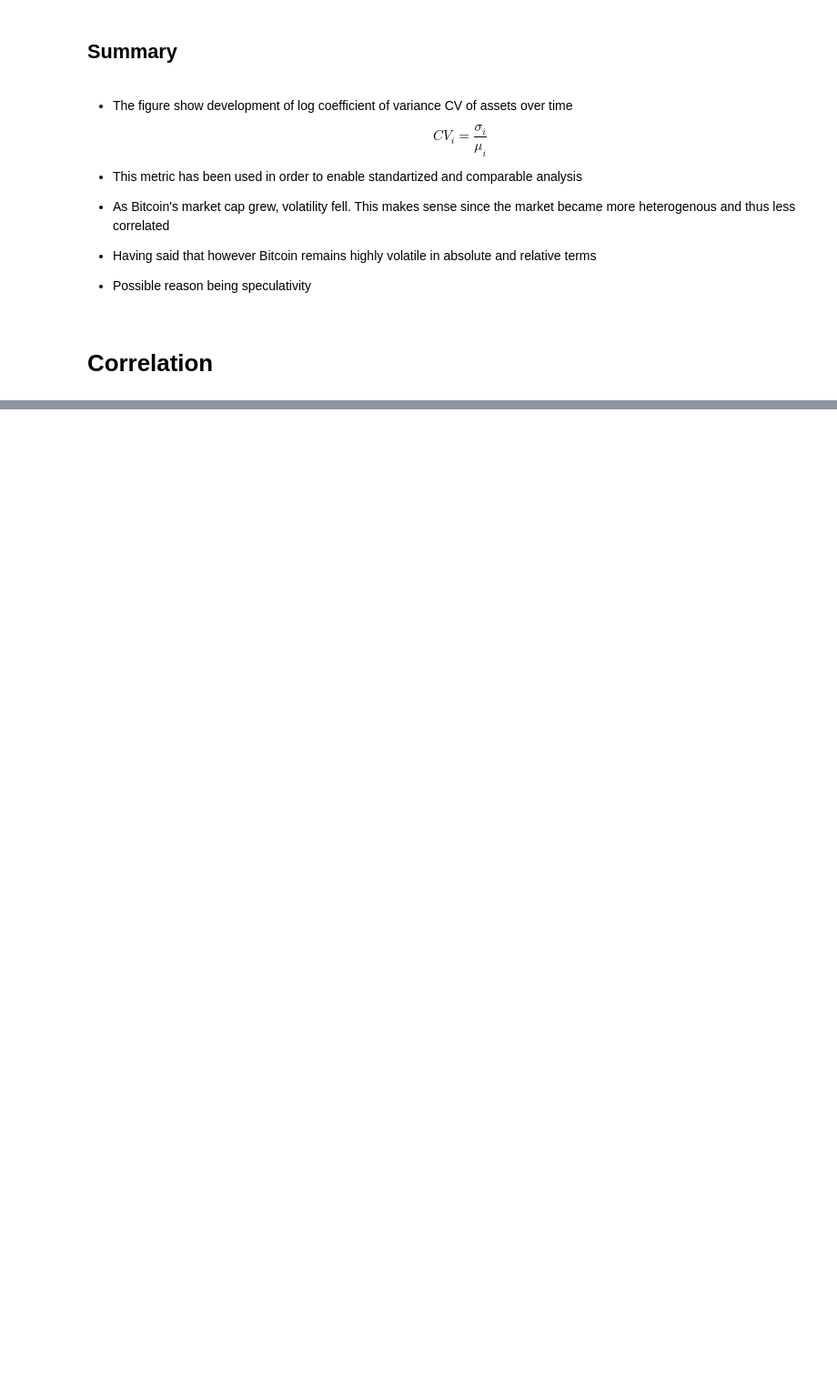
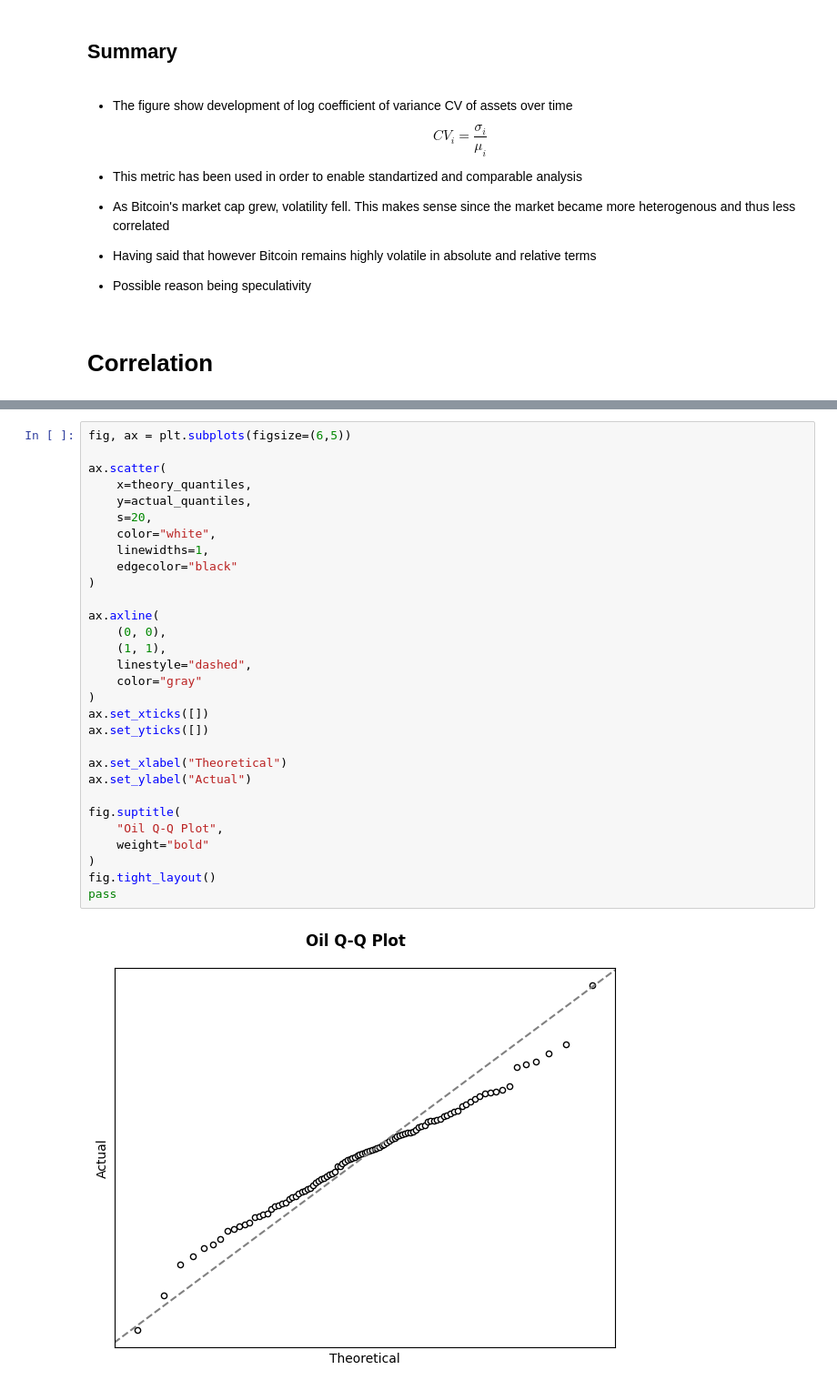
Before and after one commit to Michael-Kornilich/bitcoin_project, a Jupyter notebook: phase1/analysis.ipynb, the cells around one changed output, grey strips where cells are left out. Shown at 91% size. Saved outputs shown, nothing was run; the diff lists cells and outputs as text; blank space fills up the shorter version.

```diff
--- a/phase1/analysis.ipynb
+++ b/phase1/analysis.ipynb
@@ -553,0 +794,32 @@ fig.tight_layout()
+# %%
+fig, ax = plt.subplots(figsize=(6,5))
+
+ax.scatter(
+    x=theory_quantiles,
+    y=actual_quantiles,
+    s=20,
+    color="white",
+    linewidths=1,
+    edgecolor="black"
+)
+
+ax.axline(
+    (0, 0),
+    (1, 1),
+    linestyle="dashed",
+    color="gray"
+)
+ax.set_xticks([])
+ax.set_yticks([])
+
+ax.set_xlabel("Theoretical")
+ax.set_ylabel("Actual")
+
+fig.suptitle(
+    "Oil Q-Q Plot",
+    weight="bold"
+)
+fig.tight_layout()
+pass
+# %% [output]
+[figure, added]
```
Also changed, not shown: parts of 43 cells of this notebook.
